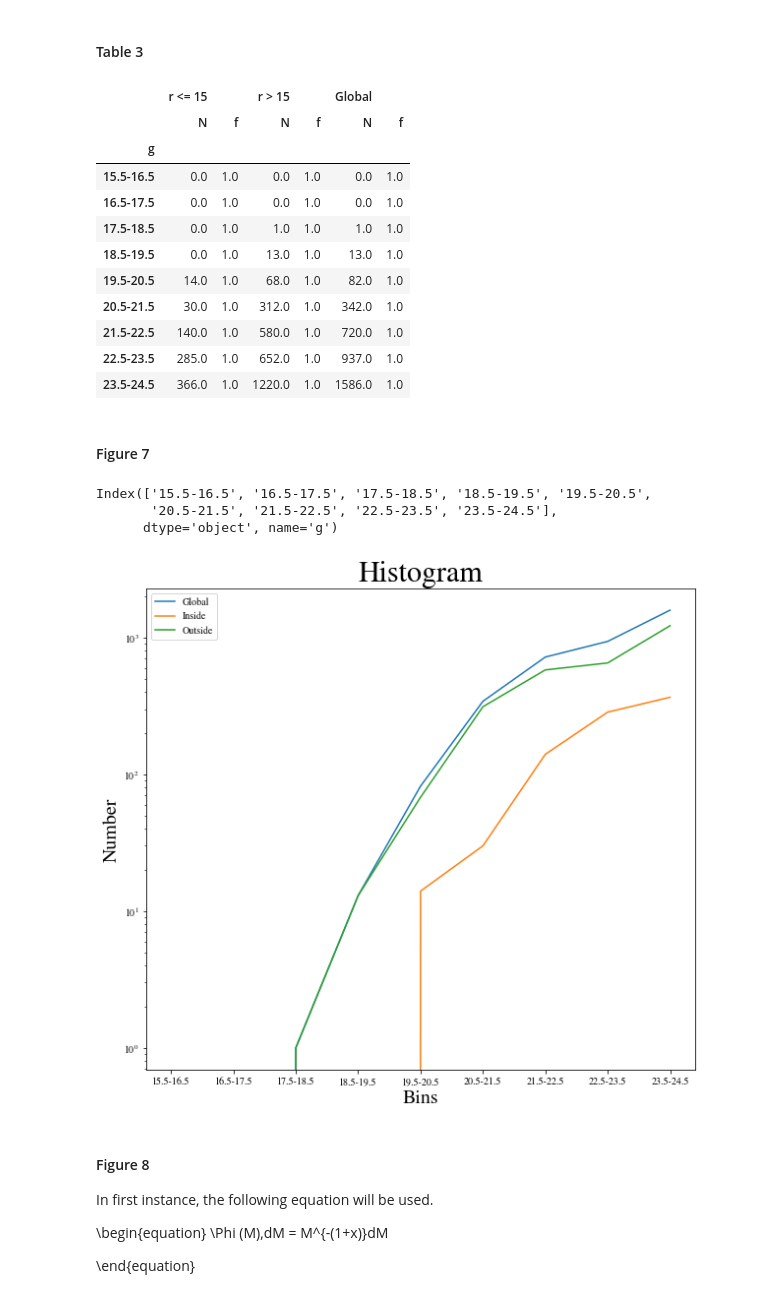
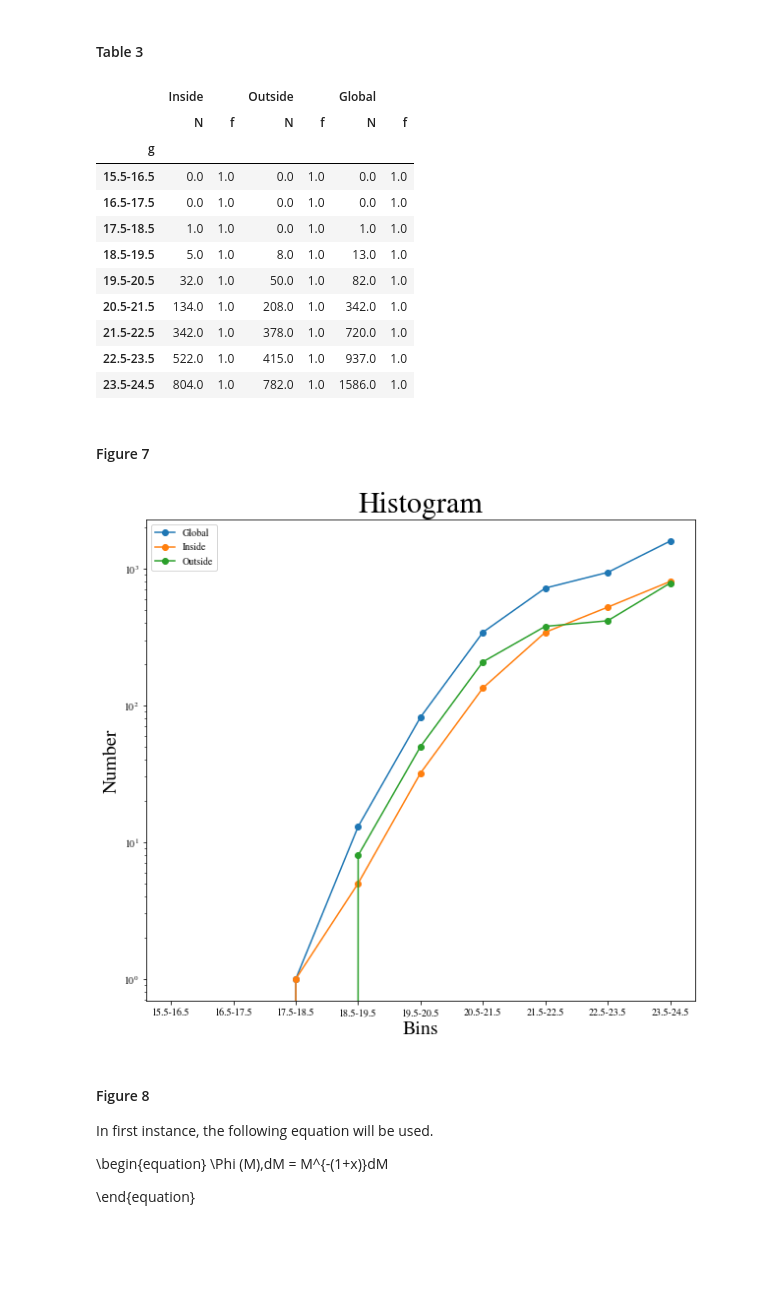
Before and after one commit to vPedreros/MW_Satellites, a Jupyter notebook: MW_satellites_nb.ipynb, the cells around one changed output. Cells and saved outputs as stored; diff of their text form; code cells hidden in the pictures; blank space fills up the shorter version.

Commit message:
Figure 7 adjusted

```diff
--- a/MW_satellites_nb.ipynb
+++ b/MW_satellites_nb.ipynb
@@ -468,8 +468,8 @@ app_mag_bins = np.arange(15, 24) + .5
 for idx, mag in enumerate(app_mag_bins):
     low, up = mag, mag + 1
     mask = (df_aux.g >= low) & (df_aux.g < up)
-    N_in[idx] += len(df_aux.loc[mask & (df_aux.rd <= 15)])
-    N_out[idx] += len(df_aux.loc[mask & (df_aux.rd > 15)])
+    N_in[idx] += len(df_aux.loc[mask & (df_aux.rd <= 37.47)])
+    N_out[idx] += len(df_aux.loc[mask & (df_aux.rd > 37.47)])
 # %%
 mag_bins = []
 
@@ -478,7 +478,7 @@ for idx, mag in enumerate(app_mag_bins):
     str_mag1 = str(round(mag + 1, 3))
     mag_bins.append(str_mag+'-'+str_mag1)
 # %%
-columns1 = ['r <= 15', 'r > 15', 'Global']
+columns1 = ['Inside', 'Outside', 'Global']
 columns2 = ['N', 'f']
 columns = pd.MultiIndex.from_product([columns1, columns2])
 # %%
@@ -489,51 +489,46 @@ data_gen = np.array(list(zip(N_in + N_out, np.ones(9))), dtype='float')
 df_tbl3 = pd.DataFrame(columns=columns, index=mag_bins)
 df_tbl3.index.name = 'g'
 
-df_tbl3['r <= 15'] = data_in
-df_tbl3['r > 15'] = data_out
+df_tbl3['Inside'] = data_in
+df_tbl3['Outside'] = data_out
 df_tbl3['Global'] = data_gen
 # %%
 df_tbl3
 # %% [output]
-|  | r <= 15 |  | r > 15 |  | Global |  |
+|  | Inside |  | Outside |  | Global |  |
 |  | N | f | N | f | N | f |
 | g |  |  |  |  |  |  |
 | 15.5-16.5 | 0.0 | 1.0 | 0.0 | 1.0 | 0.0 | 1.0 |
 | 16.5-17.5 | 0.0 | 1.0 | 0.0 | 1.0 | 0.0 | 1.0 |
-| 17.5-18.5 | 0.0 | 1.0 | 1.0 | 1.0 | 1.0 | 1.0 |
-| 18.5-19.5 | 0.0 | 1.0 | 13.0 | 1.0 | 13.0 | 1.0 |
-| 19.5-20.5 | 14.0 | 1.0 | 68.0 | 1.0 | 82.0 | 1.0 |
-| 20.5-21.5 | 30.0 | 1.0 | 312.0 | 1.0 | 342.0 | 1.0 |
-| 21.5-22.5 | 140.0 | 1.0 | 580.0 | 1.0 | 720.0 | 1.0 |
-| 22.5-23.5 | 285.0 | 1.0 | 652.0 | 1.0 | 937.0 | 1.0 |
-| 23.5-24.5 | 366.0 | 1.0 | 1220.0 | 1.0 | 1586.0 | 1.0 |
+| 17.5-18.5 | 1.0 | 1.0 | 0.0 | 1.0 | 1.0 | 1.0 |
+| 18.5-19.5 | 5.0 | 1.0 | 8.0 | 1.0 | 13.0 | 1.0 |
+| 19.5-20.5 | 32.0 | 1.0 | 50.0 | 1.0 | 82.0 | 1.0 |
+| 20.5-21.5 | 134.0 | 1.0 | 208.0 | 1.0 | 342.0 | 1.0 |
+| 21.5-22.5 | 342.0 | 1.0 | 378.0 | 1.0 | 720.0 | 1.0 |
+| 22.5-23.5 | 522.0 | 1.0 | 415.0 | 1.0 | 937.0 | 1.0 |
+| 23.5-24.5 | 804.0 | 1.0 | 782.0 | 1.0 | 1586.0 | 1.0 |
 # %% [markdown]
 #### Figure 7
-# %%
-df_tbl3.index
-# %% [output]
-Index(['15.5-16.5', '16.5-17.5', '17.5-18.5', '18.5-19.5', '19.5-20.5',
-       '20.5-21.5', '21.5-22.5', '22.5-23.5', '23.5-24.5'],
-      dtype='object', name='g')
 # %%
 x_data = df_tbl3.index
 y_global = df_tbl3['Global']['N'] / df_tbl3['Global']['f']
-y_in = df_tbl3['r <= 15']['N'] / df_tbl3['r <= 15']['f']
-y_out = df_tbl3['r > 15']['N'] / df_tbl3['r > 15']['f']
+y_in = df_tbl3['Inside']['N'] / df_tbl3['Inside']['f']
+y_out = df_tbl3['Outside']['N'] / df_tbl3['Outside']['f']
 
 fig, ax = plt.subplots(figsize=(10,9))
 
-ax.plot(x_data, y_global, label='Global')
-ax.plot(x_data, y_in, label='Inside')
-ax.plot(x_data, y_out, label='Outside')
+ax.plot(x_data, y_global, '-o', label='Global')
+
+ax.plot(x_data, y_in, '-o', label='Inside')
+ax.plot(x_data, y_out, '-o', label='Outside')
 ax.set_yscale('log')
 
 ax.set_title('Histogram')
 ax.set_ylabel('Number')
 ax.set_xlabel('Bins')
 ax.legend();
 # %% [output]
-[figure, old version]
+[figure, new version]
 # %% [markdown]
 #### Figure 8
 
```
Also changed, not shown: parts of 2 cells of this notebook.
